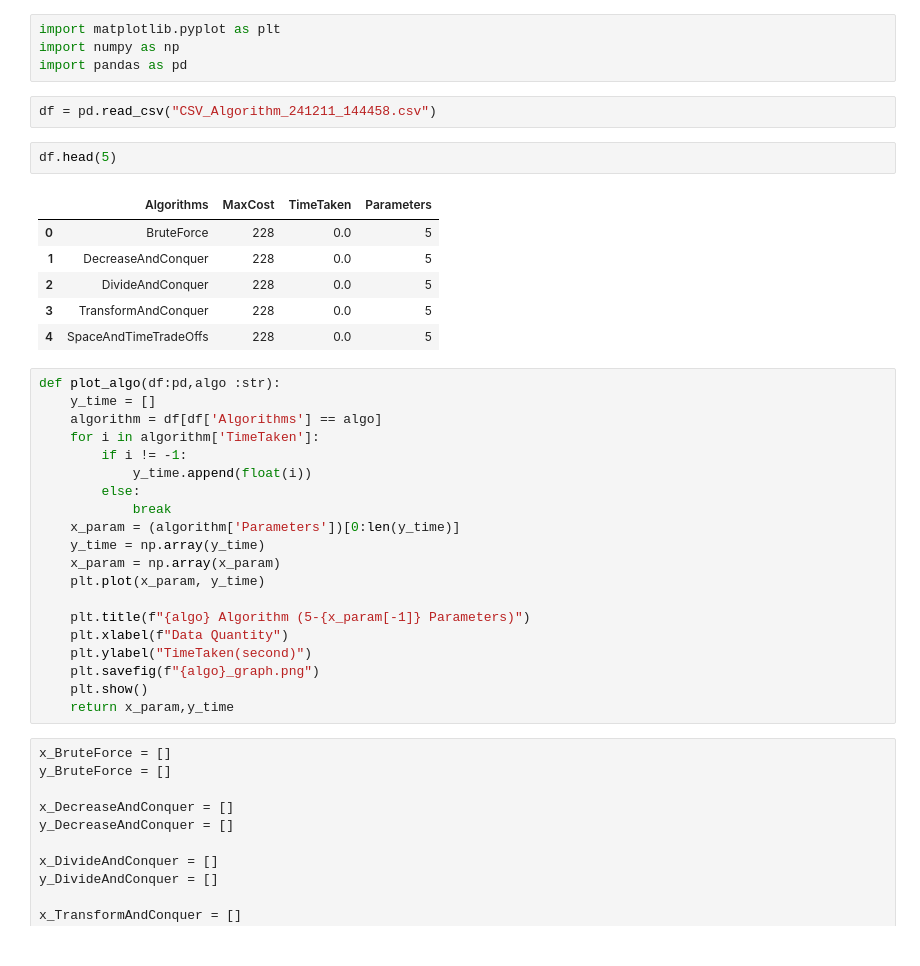
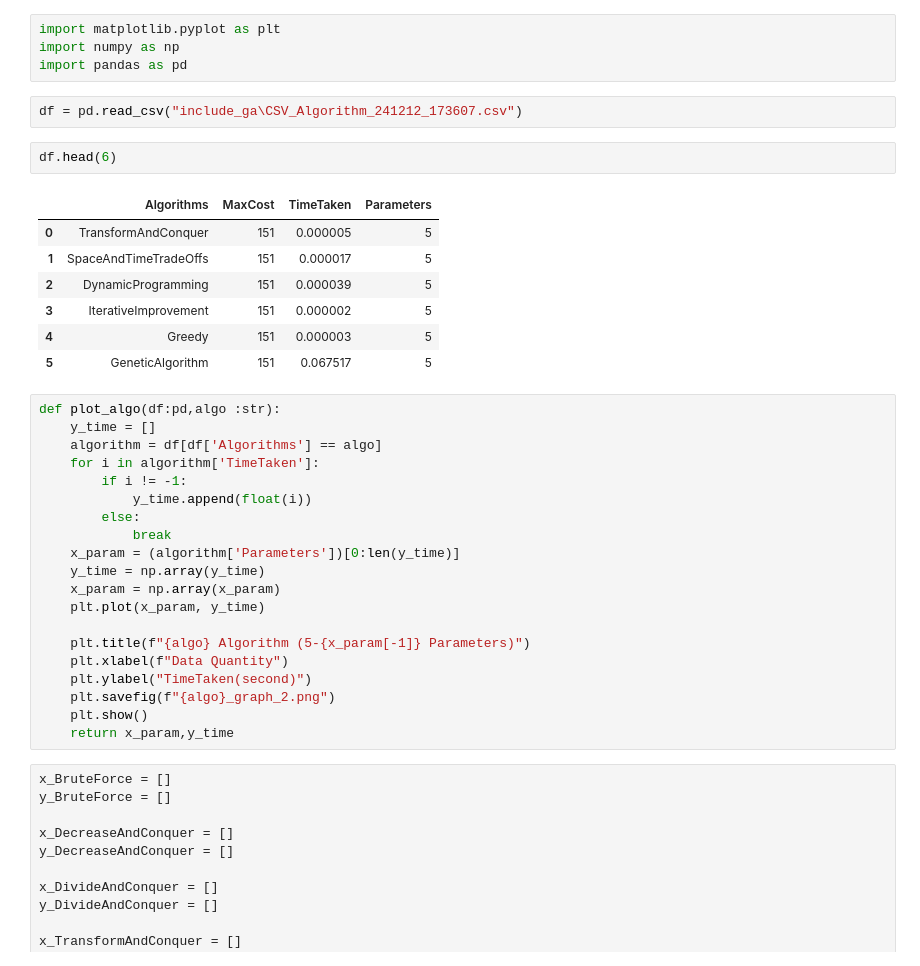
Before and after one commit to Srisuphadith/GA_Plot, a Jupyter notebook: plot.ipynb, the cells around one changed output. Saved outputs shown, nothing was run; the diff lists cells and outputs as text.

```diff
--- a/plot.ipynb
+++ b/plot.ipynb
@@ -3,16 +3,17 @@ import matplotlib.pyplot as plt
 import numpy as np
 import pandas as pd
 # %%
-df = pd.read_csv("CSV_Algorithm_241211_144458.csv")
+df = pd.read_csv("include_ga\CSV_Algorithm_241212_173607.csv")
 # %%
-df.head(5)
+df.head(6)
 # %% [output]
 |  | Algorithms | MaxCost | TimeTaken | Parameters |
-| 0 | BruteForce | 228 | 0.0 | 5 |
-| 1 | DecreaseAndConquer | 228 | 0.0 | 5 |
-| 2 | DivideAndConquer | 228 | 0.0 | 5 |
-| 3 | TransformAndConquer | 228 | 0.0 | 5 |
-| 4 | SpaceAndTimeTradeOffs | 228 | 0.0 | 5 |
+| 0 | TransformAndConquer | 151 | 0.000005 | 5 |
+| 1 | SpaceAndTimeTradeOffs | 151 | 0.000017 | 5 |
+| 2 | DynamicProgramming | 151 | 0.000039 | 5 |
+| 3 | IterativeImprovement | 151 | 0.000002 | 5 |
+| 4 | Greedy | 151 | 0.000003 | 5 |
+| 5 | GeneticAlgorithm | 151 | 0.067517 | 5 |
 # %%
 def plot_algo(df:pd,algo :str):
     y_time = []
@@ -30,7 +31,7 @@ def plot_algo(df:pd,algo :str):
     plt.title(f"{algo} Algorithm (5-{x_param[-1]} Parameters)")
     plt.xlabel(f"Data Quantity")
     plt.ylabel("TimeTaken(second)")
-    plt.savefig(f"{algo}_graph.png")
+    plt.savefig(f"{algo}_graph_2.png")
     plt.show()
     return x_param,y_time
 # %%
```
Also changed, not shown: parts of 7 cells of this notebook, 35 other files.
